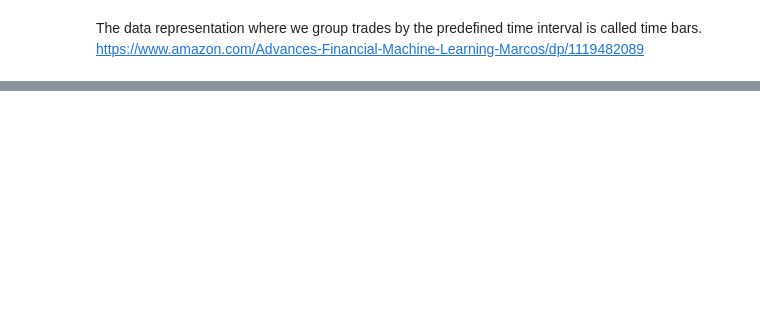
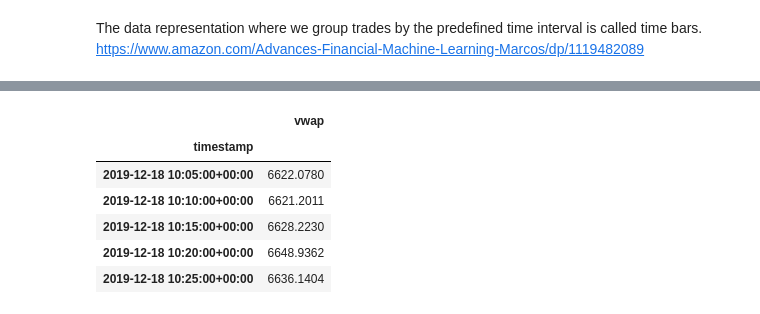
Before and after one commit to ThisuriLekamge/Stock-Price-Prediction-on-Bitcoin-trading-data-using-LSTM-with-PyTorch, a Jupyter notebook: main.ipynb, the cells around one changed output, grey strips where cells are left out. Cells and saved outputs as stored; diff of their text form; code cells hidden in the pictures; blank space fills up the shorter version.

```diff
--- a/main.ipynb
+++ b/main.ipynb
@@ -81,0 +82,11 @@ ax.axvline("2019-12-16", linestyle="--", c='red')
+# %%
+df_vwap = df.loc[:,["vwap"]]
+df_vwap.tail()
+# %% [output]
+|  | vwap |
+| timestamp |  |
+| 2019-12-18 10:05:00+00:00 | 6622.0780 |
+| 2019-12-18 10:10:00+00:00 | 6621.2011 |
+| 2019-12-18 10:15:00+00:00 | 6628.2230 |
+| 2019-12-18 10:20:00+00:00 | 6648.9362 |
+| 2019-12-18 10:25:00+00:00 | 6636.1404 |
```
Also changed, not shown: parts of 2 cells of this notebook.
